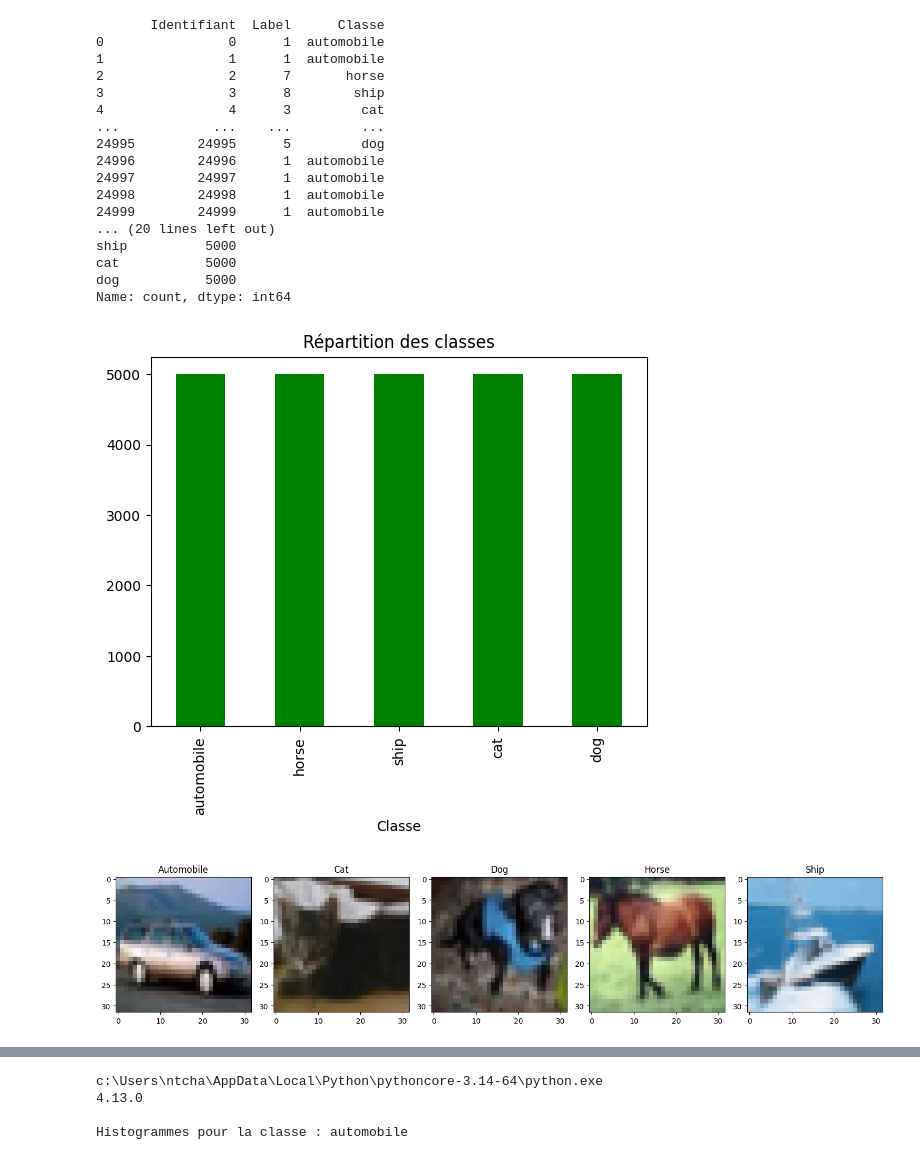
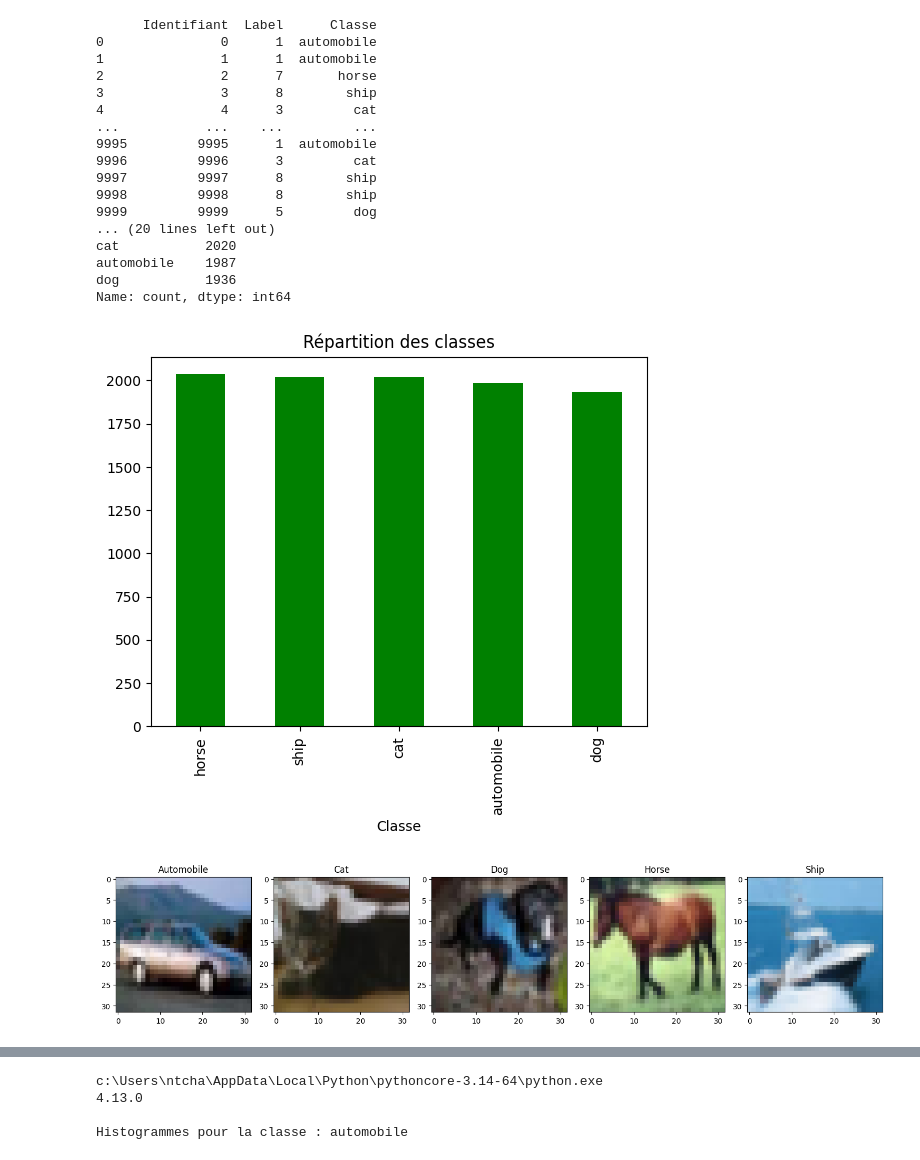
Before and after one commit to bag-hub/projetIA, a Jupyter notebook: projet.ipynb, the cells around one changed output, grey strips where cells are left out. Saved outputs shown, nothing was run; the diff lists cells and outputs as text; code cells hidden in the pictures.

```diff
--- a/projet.ipynb
+++ b/projet.ipynb
@@ -6,15 +6,15 @@ import numpy as np
 import pandas as pd
 import matplotlib.pyplot as plt
 
-#from sklearn.neural_network import MLPClassifier
-#from sklearn.metrics import accuracy_score, confusion_matrix, ConfusionMatrixDisplay
+from sklearn.neural_network import MLPClassifier
+from sklearn.metrics import accuracy_score, confusion_matrix, ConfusionMatrixDisplay
 
+#1---Chargement des données de travail
 def unpickle(file):
     with open(file, 'rb') as fo:
         dict = pickle.load(fo, encoding='bytes')
     return dict
 
-#batch_1 = unpickle("./cifar-10-batches-py/data_batch_1")
 batches_meta = unpickle("./cifar-10-batches-py/batches.meta")
 label_names = batches_meta[b'label_names']
 
@@ -24,7 +24,6 @@ filename_list = []
 
 for i in range(1,6):
     batch_file = unpickle(f"./cifar-10-batches-py/data_batch_{i}")
-    #Ici data c'est les image de chaque batch que je recupere et les label correspondant.
     data = batch_file[b'data']
     labels = batch_file[b'labels']
     filenames = batch_file[b'filenames']
@@ -32,7 +31,7 @@ for i in range(1,6):
     tab_label = np.array(labels)
     tab_filenames = np.array(filenames)
 
-    #Filtrons chaque batch donc
+    # 2---Filtrons chaque batch donc
     filtrage = (tab_label == 1) | (tab_label == 3) | (tab_label == 5) | (tab_label == 7) | (tab_label == 8)
 
     image_list.append(data[filtrage])
@@ -41,10 +40,15 @@ for i in range(1,6):
     for fname in tab_filenames[filtrage]:
         filename_list.append(fname.decode())
 
-#on regroupe les images de nos classe recuperer dans un seul tableau ainsi que mes label
+#3---Structurer les donner
 regroup_img = np.concatenate(image_list)
 regroup_label = np.concatenate(label_list)
 
+#Adaptation consigne de depart 10000 images d'enntrainement dont 8000 de travail 2000 de test
+regroup_img = regroup_img[:10000]
+regroup_label = regroup_label[:10000]
+
+filename_list = filename_list[:10000]
 classe_corresp = []
 for cl in regroup_label:
     classe = label_names[cl].decode()
@@ -62,7 +66,7 @@ dataframe2 = pd.DataFrame({"Identifiant": np.arange(len(regroup_img)),
                           "nom_photo" : filename_list })
 print(dataframe2)
 
-#Point 5 : Visualisation Partie 1:
+#5---- : Visualisation Partie 1:
 comptage = dataframe["Classe"].value_counts()
 print("\n", comptage)
 
@@ -123,48 +127,50 @@ filtrage_test = (test_labels == 1) | (test_labels == 3) | (test_labels == 5) | (
 
 X_test_raw = test_data[filtrage_test]
 y_test = test_labels[filtrage_test]
+X_test_raw = X_test_raw[:2000]
+y_test = y_test[:2000]
 X_train_norm = regroup_img / 255
 X_test_norm = X_test_raw / 255
 
 #mon idé de creation des MLP car ici j'ai choisi MLP au lieu de SVM
 def entrainer_mlp(X, y):
     modele = MLPClassifier(
         hidden_layer_sizes=(100,),
         activation = 'relu',
         solver = 'adam',
         max_iter = 20,
         random_state = 42)
     modele.fit(X, y)
     return modele
 
 mlp_ref = entrainer_mlp(X_train_norm, regroup_label)
 y_pred = mlp_ref.predict(X_test_norm)
 #Accuracy
 score_acc = accuracy_score(y_test, y_pred)
 print("l' Accuracy est donc \n: ", score_acc)
 
 #matrice de confucion donc
 matrice = confusion_matrix(y_test, y_pred)
 print("Matrice de confusion (nombres bruts) :\n", matrice)
 
 print(dataframe)
 # %% [output]
-       Identifiant  Label      Classe
-0                0      1  automobile
-1                1      1  automobile
-2                2      7       horse
-3                3      8        ship
-4                4      3         cat
-...            ...    ...         ...
-24995        24995      5         dog
-24996        24996      1  automobile
-24997        24997      1  automobile
-24998        24998      1  automobile
-24999        24999      1  automobile
+      Identifiant  Label      Classe
+0               0      1  automobile
+1               1      1  automobile
+2               2      7       horse
+3               3      8        ship
+4               4      3         cat
+...           ...    ...         ...
+9995         9995      1  automobile
+9996         9996      3         cat
+9997         9997      8        ship
+9998         9998      8        ship
+9999         9999      5         dog
 ... (20 lines left out)
-ship          5000
-cat           5000
-dog           5000
+cat           2020
+automobile    1987
+dog           1936
 Name: count, dtype: int64
-[figure, old version]
+[figure, new version]
 [figure]
```
Also changed, not shown: parts of 1 cell of this notebook.
